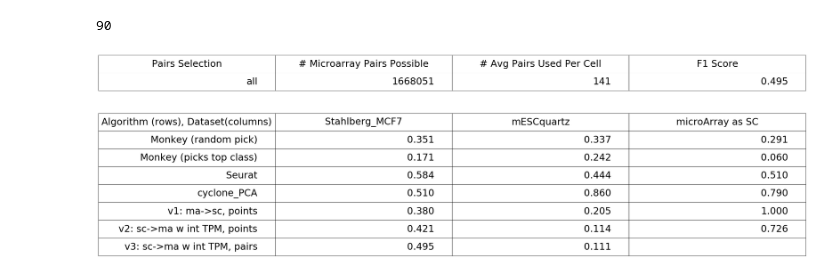
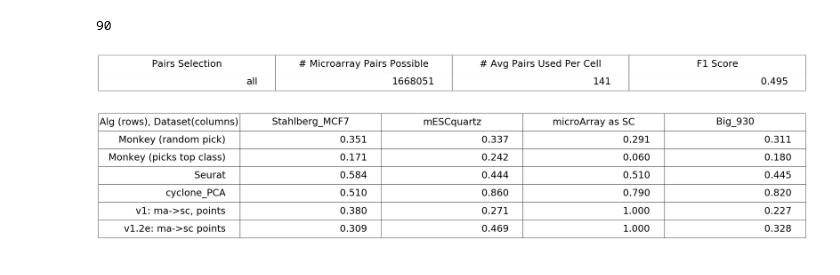
Before and after one commit to ayurovsky/cell_cycle, a Jupyter notebook: Micro-Array-Get-Discriminating-Pairs-November.ipynb, the cells around one changed output. Drawn from its saved outputs; the diff is of its cells as text; code cells hidden in the pictures.

```diff
--- a/Micro-Array-Get-Discriminating-Pairs-November.ipynb
+++ b/Micro-Array-Get-Discriminating-Pairs-November.ipynb
@@ -650,29 +720,31 @@ plt.show()
 # %%
 import matplotlib.pyplot as plt
 from pylab import *
 big_comparison_data = []
-big_comparison_data.append(["Monkey (random pick)", "0.351", "0.337", "0.291"]) # October notebook
-big_comparison_data.append(["Monkey (picks top class)", "0.171", "0.242", "0.060"]) # October notebook
-big_comparison_data.append(["Seurat", "0.584", "0.444", "0.510"]) # from EndSeptember notebook
-big_comparison_data.append(["cyclone_PCA", "0.510", "0.860", "0.790"]) # from code, on my laptop, prep in this (November) notebook
+big_comparison_data.append(["Monkey (random pick)", "0.351", "0.337", "0.291", "0.311"]) # October notebook
+big_comparison_data.append(["Monkey (picks top class)", "0.171", "0.242", "0.060", "0.180"]) # October notebook
+big_comparison_data.append(["Seurat", "0.584", "0.444", "0.510", "0.445"]) # from EndSeptember notebook
+big_comparison_data.append(["cyclone_PCA", "0.510", "0.860", "0.790", "0.820"]) # from code, on my laptop, prep in this (November) notebook
 # micro-array as sc with GTEX Leg TPM percent normalization single comparison
-big_comparison_data.append(["v1: ma->sc, points", "0.380", "0.205", "1.000"]) # from October notebook with leg TPM, percent normalization
-big_comparison_data.append(["v2: sc->ma w int TPM, points", "0.421", "0.114", "0.726"]) # from October notebook
-big_comparison_data.append(["v3: sc->ma w int TPM, pairs", "0.495", "0.111", ""]) # from this (November) notebook; also, November_v3_mESCquartz.py
+big_comparison_data.append(["v1: ma->sc, points", "0.380", "0.271", "1.000", "0.227"]) # from October notebook with leg TPM, percent normalization
+#big_comparison_data.append(["v2: sc->ma w int TPM, points", "0.421", "0.114", "0.726"]) # from October notebook
+#big_comparison_data.append(["v3: sc->ma w int TPM, pairs", "0.495", "0.111", ""]) # from this (November) notebook; also, November_v3_mESCquartz.py
+# best v1 from table below
+big_comparison_data.append(["v1.2e: ma->sc points", "0.309", "0.469", "1.000", "0.328"])
 
 plt.figure(1, figsize=(20, 2))
 plt.subplots_adjust(bottom = 0.1)
-column_labels = ["Algorithm (rows), Dataset(columns)", "Stahlberg_MCF7", "mESCquartz", "microArray as SC"]
+column_labels = ["Alg (rows), Dataset(columns)", "Stahlberg_MCF7", "mESCquartz", "microArray as SC", "Big_930"]
 ax = subplot(111, frame_on=False)
 ax.xaxis.set_visible(False)
 ax.yaxis.set_visible(False)
 the_table = ax.table(cellText=big_comparison_data, colLabels=column_labels, loc="center")
 the_table.auto_set_font_size(False)
 the_table.set_fontsize(30)
 the_table.scale(2, 2)
 table_props = the_table.properties()
 table_cells = table_props['child_artists']
 for cell in table_cells: cell.set_height(0.5)
 plt.show()
 # %% [output]
-[figure, old version]
+[figure, new version]
```
Also changed, not shown: parts of 4 cells of this notebook, 2 other files.
